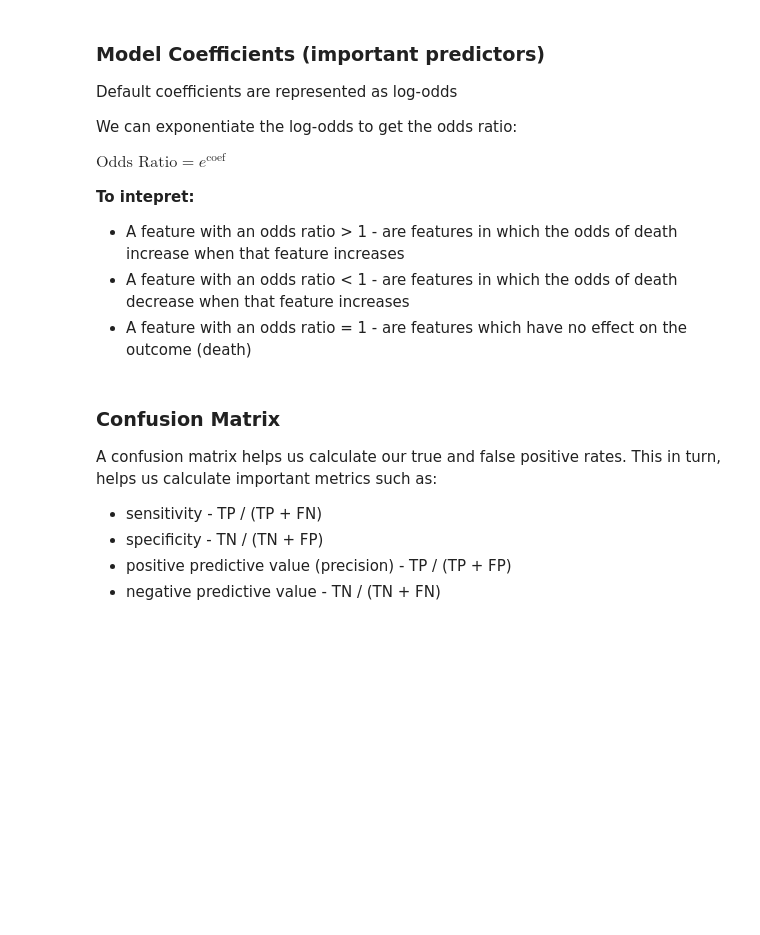
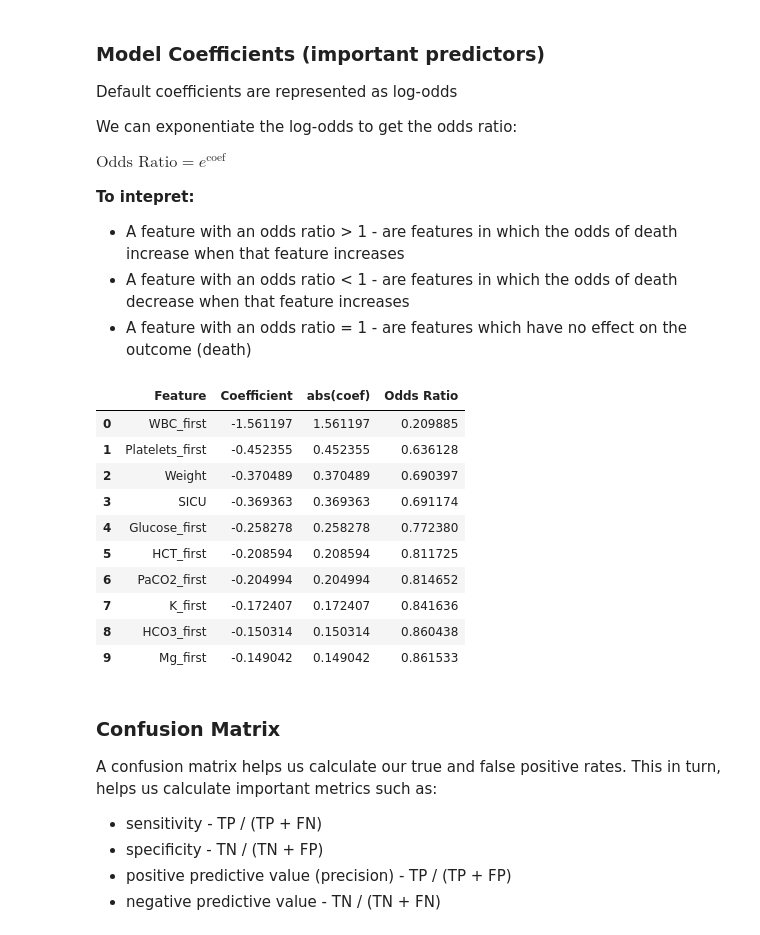
Before and after one commit to meghutch/mimic-ml-demo, a Jupyter notebook: mimic-iv-demo.ipynb, the cells around one changed output. Saved outputs shown, nothing was run; the diff lists cells and outputs as text; code cells hidden in the pictures; blank space fills up the shorter version.

```diff
--- a/mimic-iv-demo.ipynb
+++ b/mimic-iv-demo.ipynb
@@ -698,18 +1184,16 @@ Let's set up `GridSearchCV` framework to train and tune our model with 5-fold Cr
 # %%
 # Define parameter grid for model tuning
 param_grid = {
-    'classifier__tol': [1e-4, 1e-3, 1e-2, 1e-1],
+    'classifier__tol': [1e-5, 1e-4, 1e-3], # model training stops once the optimization convergence criteria falls below a certain threshold
     'classifier__C': [0.001, 0.01, 0.1, 1, 10, 100]   # Range of regularization strengths (inverse of regularization strength)
 }
 
 # Set up GridSearchCV
 lr_grid_search = GridSearchCV(estimator=model_pipeline, # specific our pipeline as our estimator
-                              param_grid=param_grid,
-                              cv=5,
+                              param_grid=param_grid, # specify the hyperparameter parameter grid
+                              cv=5, # how many folds to evaluate with cross-fold validation
                               scoring='roc_auc', # this specifies that we are going to use the AUC as a metric to evaluate how well our model does across folds
-                              return_train_score=True,
-                              refit=True,
-                              n_jobs=-1)
+                              return_train_score=True) # whether to return the training scores
 # %% [markdown]
 Now that we've specified our pipeline and implemented it into our gridsearch/cross validation, we can train (or fit!) our model to our training data. The code will automatically create our folds for us!
 # %%
@@ -778,22 +1304,34 @@ $\text{Odds Ratio} = e^{\text{coef}}$
 # %%
 # Access the best estimator
 best_lasso = lr_grid_search.best_estimator_
 
 # Extract coefficients from the Lasso model
 lasso_coefficients = best_lasso.named_steps['classifier'].coef_.flatten().tolist()
 
 # If needed, map coefficients to feature names
 feature_names = X_train.columns.tolist()  # Replace with your list of feature names
 coefficients_df = pd.DataFrame({
     'Feature': feature_names,
     'Coefficient': lasso_coefficients
 })
 
 coefficients_df['abs(coef)'] = coefficients_df['Coefficient'].abs()
 coefficients_df['Odds Ratio'] = np.exp(coefficients_df['Coefficient'])
 
 # Display the coefficients
-coefficients_df.sort_values(by='Odds Ratio', ascending=False).reset_index(drop=True).head(5)
+coefficients_df.sort_values(by='Odds Ratio', ascending=True).reset_index(drop=True).head(10)
+# %% [output]
+|  | Feature | Coefficient | abs(coef) | Odds Ratio |
+| 0 | WBC_first | -1.561197 | 1.561197 | 0.209885 |
+| 1 | Platelets_first | -0.452355 | 0.452355 | 0.636128 |
+| 2 | Weight | -0.370489 | 0.370489 | 0.690397 |
+| 3 | SICU | -0.369363 | 0.369363 | 0.691174 |
+| 4 | Glucose_first | -0.258278 | 0.258278 | 0.772380 |
+| 5 | HCT_first | -0.208594 | 0.208594 | 0.811725 |
+| 6 | PaCO2_first | -0.204994 | 0.204994 | 0.814652 |
+| 7 | K_first | -0.172407 | 0.172407 | 0.841636 |
+| 8 | HCO3_first | -0.150314 | 0.150314 | 0.860438 |
+| 9 | Mg_first | -0.149042 | 0.149042 | 0.861533 |
 # %% [markdown]
 ### Confusion Matrix
 
```
Also changed, not shown: parts of 103 cells of this notebook.
